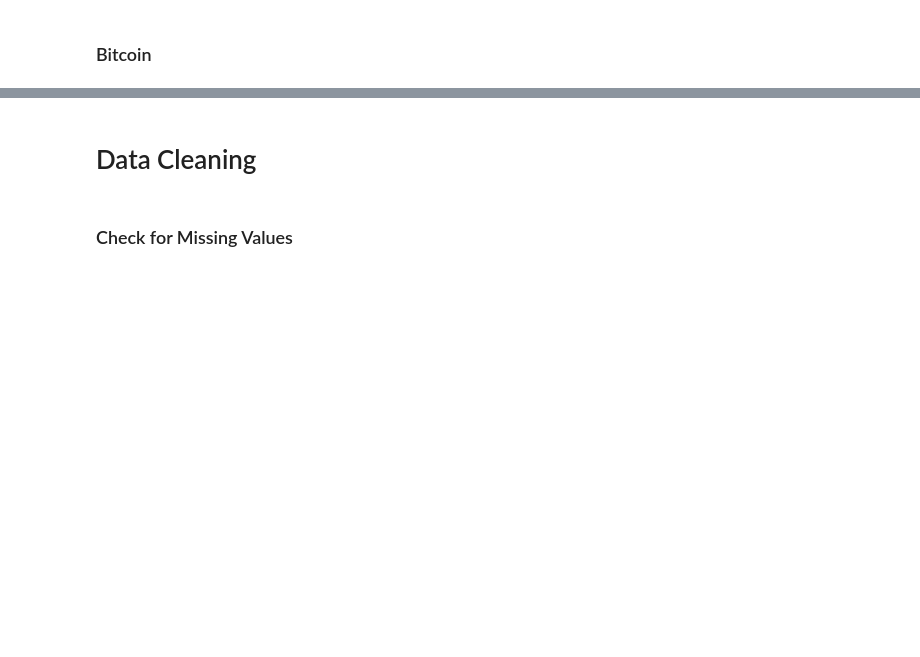
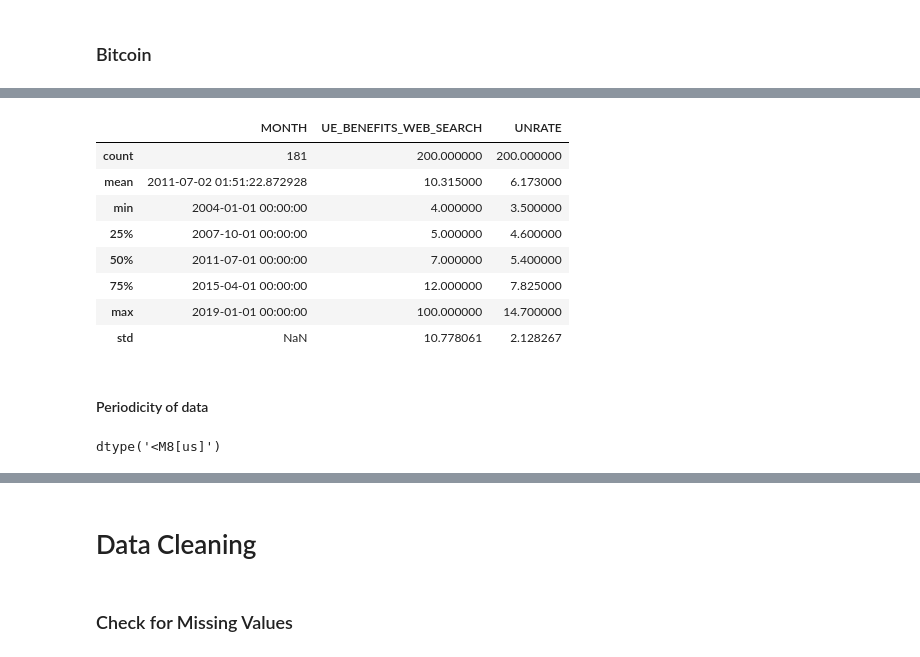
Before and after one commit to hashorva/100-days-of-Python, a Jupyter notebook: day_75/Google Trends and Data Visualisation (start).ipynb, the cells around one changed output, grey strips where cells are left out. Cells and saved outputs as stored; diff of their text form; code cells hidden in the pictures; blank space fills up the shorter version.

```diff
--- a/day_75/Google Trends and Data Visualisation (start).ipynb
+++ b/day_75/Google Trends and Data Visualisation (start).ipynb
@@ -64,0 +315,20 @@ largest BTC News Search:
+# %%
+df_unemployment_20.describe()
+# %% [output]
+|  | MONTH | UE_BENEFITS_WEB_SEARCH | UNRATE |
+| count | 181 | 200.000000 | 200.000000 |
+| mean | 2011-07-02 01:51:22.872928 | 10.315000 | 6.173000 |
+| min | 2004-01-01 00:00:00 | 4.000000 | 3.500000 |
+| 25% | 2007-10-01 00:00:00 | 5.000000 | 4.600000 |
+| 50% | 2011-07-01 00:00:00 | 7.000000 | 5.400000 |
+| 75% | 2015-04-01 00:00:00 | 12.000000 | 7.825000 |
+| max | 2019-01-01 00:00:00 | 100.000000 | 14.700000 |
+| std | NaN | 10.778061 | 2.128267 |
+# %% [markdown]
+#### Periodicity of data
+# %%
+# Convert MONTH column to datetime
+df_unemployment_20['MONTH'] = pd.to_datetime(df_unemployment_19['MONTH'])
+df_unemployment_20.MONTH.dtypes
+# %% [output]
+dtype('<M8[us]')
```
Also changed, not shown: parts of 54 cells of this notebook.
